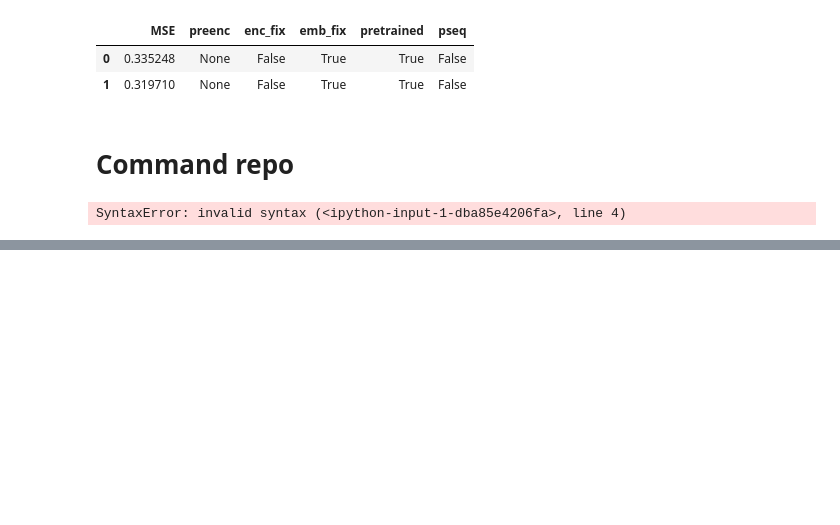
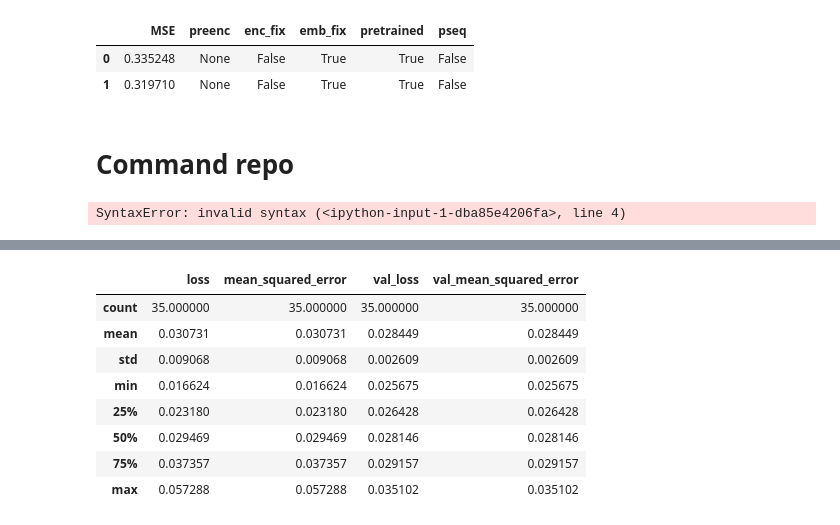
Before and after one commit to FarjanaSultanaMim/DiscoShuffle, a Jupyter notebook: jpnb/experiment.ipynb, the cells around one changed output, grey strips where cells are left out. Cells and saved outputs as stored; diff of their text form; code cells hidden in the pictures; blank space fills up the shorter version.

```diff
--- a/jpnb/experiment.ipynb
+++ b/jpnb/experiment.ipynb
@@ -258,0 +283,12 @@ CUDA_VISIBLE_DEVICES=1 python src/eval.py \
+# %%
+df.describe()
+# %% [output]
+|  | loss | mean_squared_error | val_loss | val_mean_squared_error |
+| count | 35.000000 | 35.000000 | 35.000000 | 35.000000 |
+| mean | 0.030731 | 0.030731 | 0.028449 | 0.028449 |
+| std | 0.009068 | 0.009068 | 0.002609 | 0.002609 |
+| min | 0.016624 | 0.016624 | 0.025675 | 0.025675 |
+| 25% | 0.023180 | 0.023180 | 0.026428 | 0.026428 |
+| 50% | 0.029469 | 0.029469 | 0.028146 | 0.028146 |
+| 75% | 0.037357 | 0.037357 | 0.029157 | 0.029157 |
+| max | 0.057288 | 0.057288 | 0.035102 | 0.035102 |
```
Also changed, not shown: parts of 1 cell of this notebook, 45 other files.
